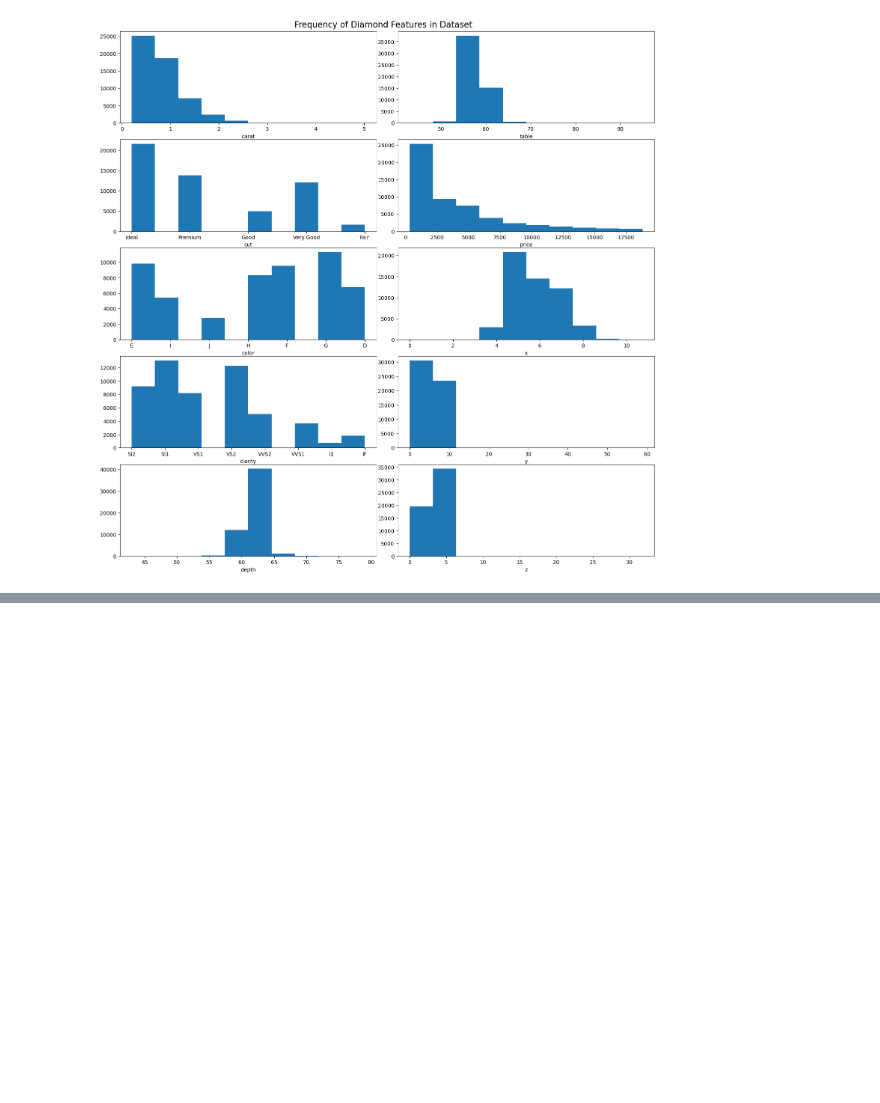
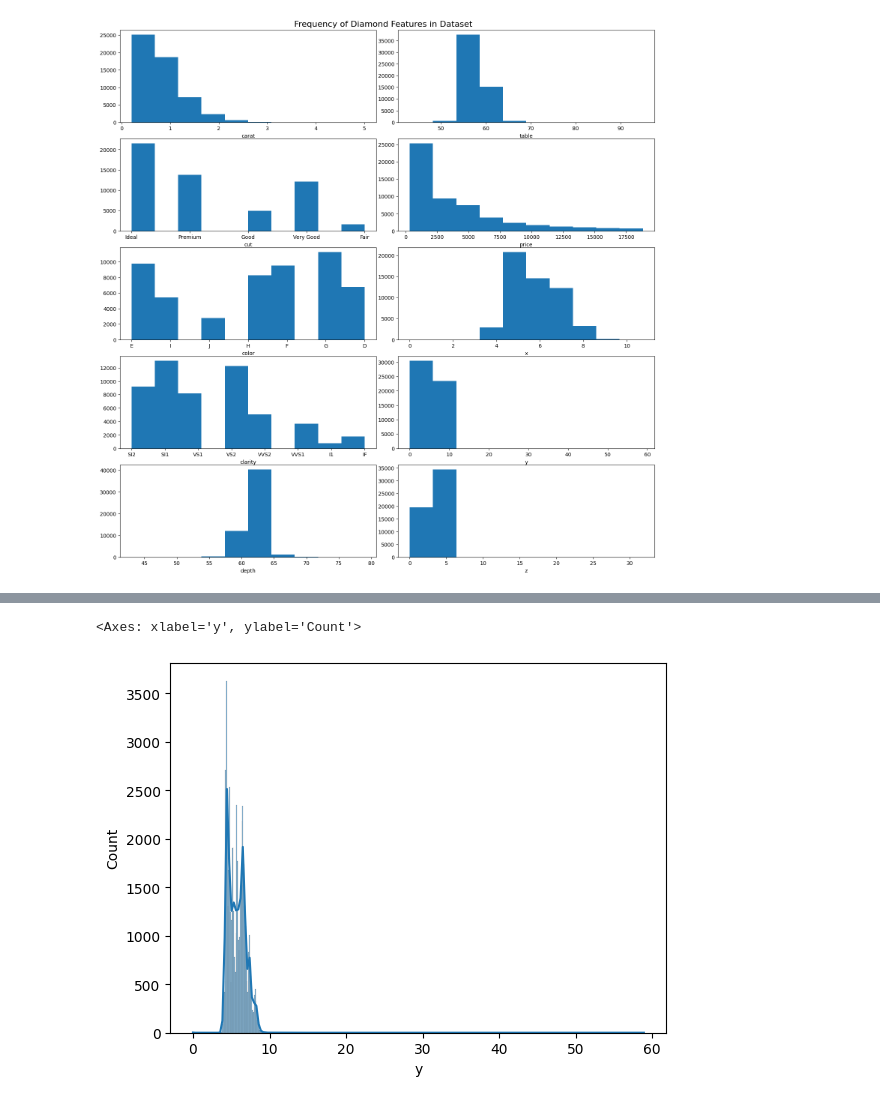
Before and after one commit to thewrigman/Diamond-characteristics-ece219, a Jupyter notebook: src/dataset.ipynb, the cells around one changed output, grey strips where cells are left out. Drawn from its saved outputs; the diff is of its cells as text; code cells hidden in the pictures; blank space fills up the shorter version.

```diff
--- a/src/dataset.ipynb
+++ b/src/dataset.ipynb
@@ -101,0 +192,5 @@ df.boxplot(column='price',by='clarity')
+# %%
+sns.histplot(qqdf['y'],kde=True)
+# %% [output]
+<Axes: xlabel='y', ylabel='Count'>
+[figure, added]
```
Also changed, not shown: parts of 11 cells of this notebook, 13 other files.
